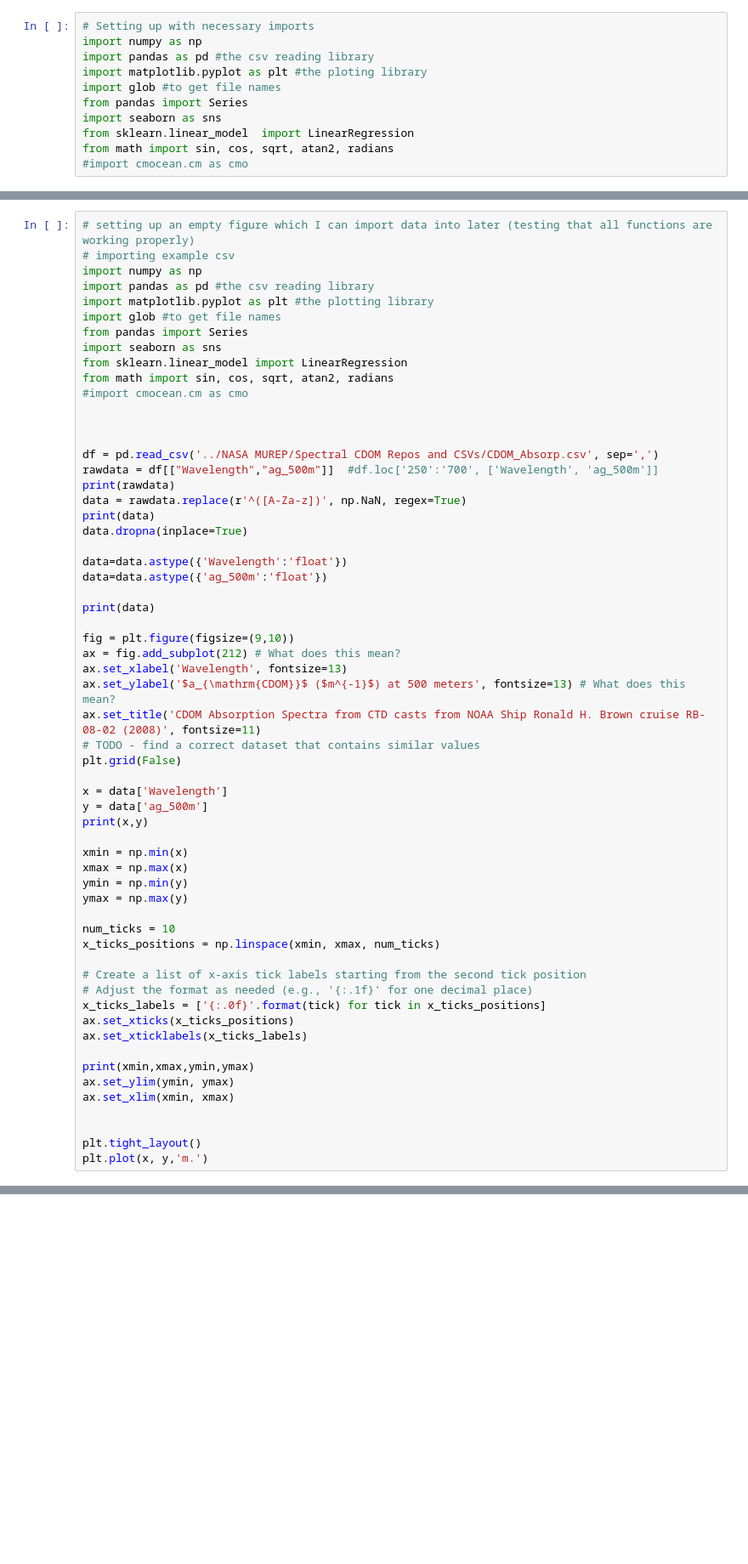
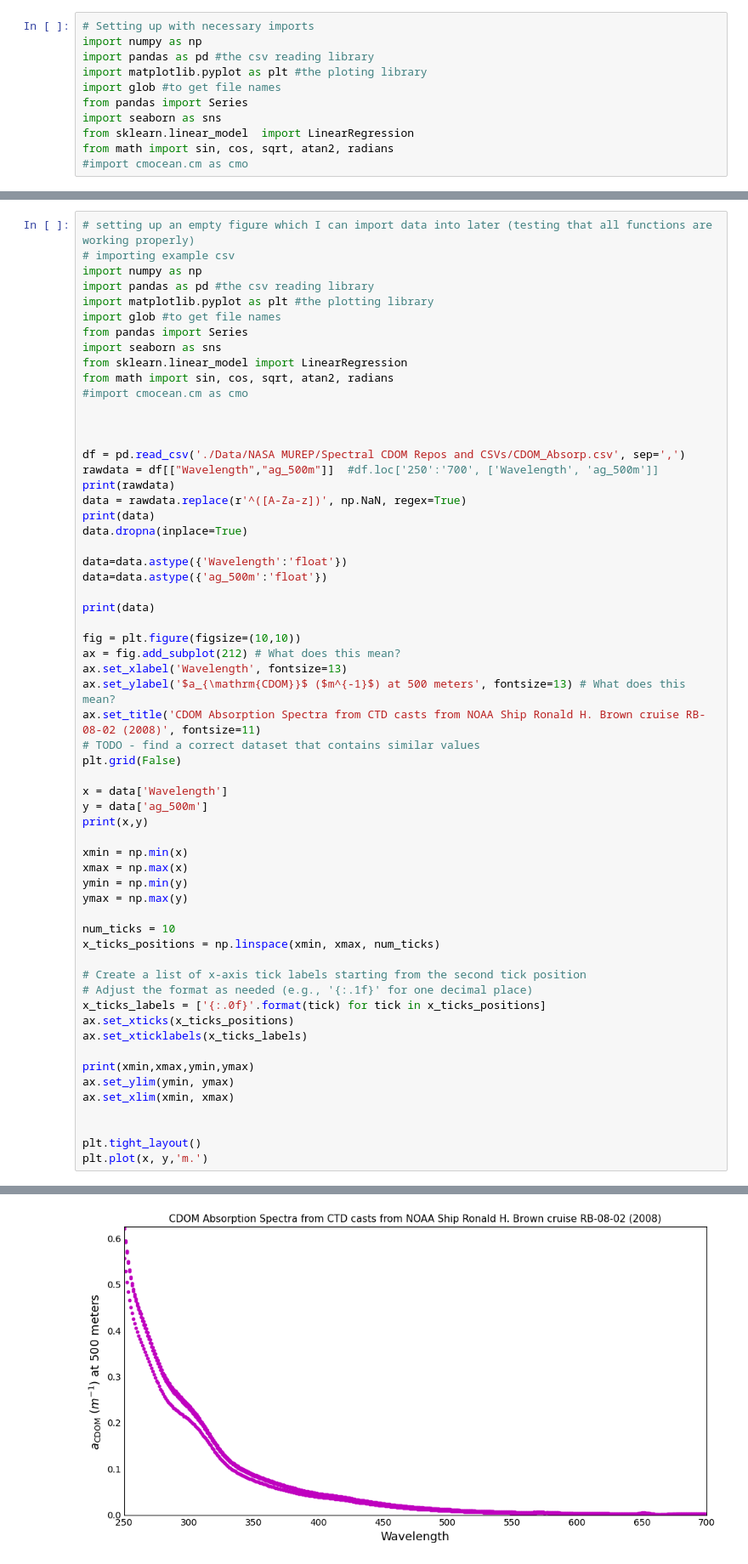
Before and after one commit to byruby-flatlantic143/MUREP-In-Progress-Notebooks, a Jupyter notebook: CDOM Spectral Plots - 2008.ipynb, the cells around one changed output, grey strips where cells are left out. Shown at 85% size. Cells and saved outputs as stored; diff of their text form; blank space fills up the shorter version.

```diff
--- a/CDOM Spectral Plots - 2008.ipynb
+++ b/CDOM Spectral Plots - 2008.ipynb
@@ -263,7 +311,7 @@ from math import sin, cos, sqrt, atan2, radians
 
 
 
-df = pd.read_csv('../NASA MUREP/Spectral CDOM Repos and CSVs/CDOM_Absorp.csv', sep=',')
+df = pd.read_csv('./Data/NASA MUREP/Spectral CDOM Repos and CSVs/CDOM_Absorp.csv', sep=',')
 rawdata = df[["Wavelength","ag_500m"]]  #df.loc['250':'700', ['Wavelength', 'ag_500m']]
 print(rawdata)
 data = rawdata.replace(r'^([A-Za-z])', np.NaN, regex=True)
@@ -275,7 +323,7 @@ data=data.astype({'ag_500m':'float'})
 
 print(data)
 
-fig = plt.figure(figsize=(9,10))
+fig = plt.figure(figsize=(10,10))
 ax = fig.add_subplot(212) # What does this mean?
 ax.set_xlabel('Wavelength', fontsize=13)
 ax.set_ylabel('$a_{\mathrm{CDOM}}$ ($m^{-1}$) at 500 meters', fontsize=13) # What does this mean?
@@ -312,0 +378 @@ ModuleNotFoundError: No module named 'pandas'
+[figure, added]
```
Also changed, not shown: parts of 4 cells of this notebook, 2 other files.
